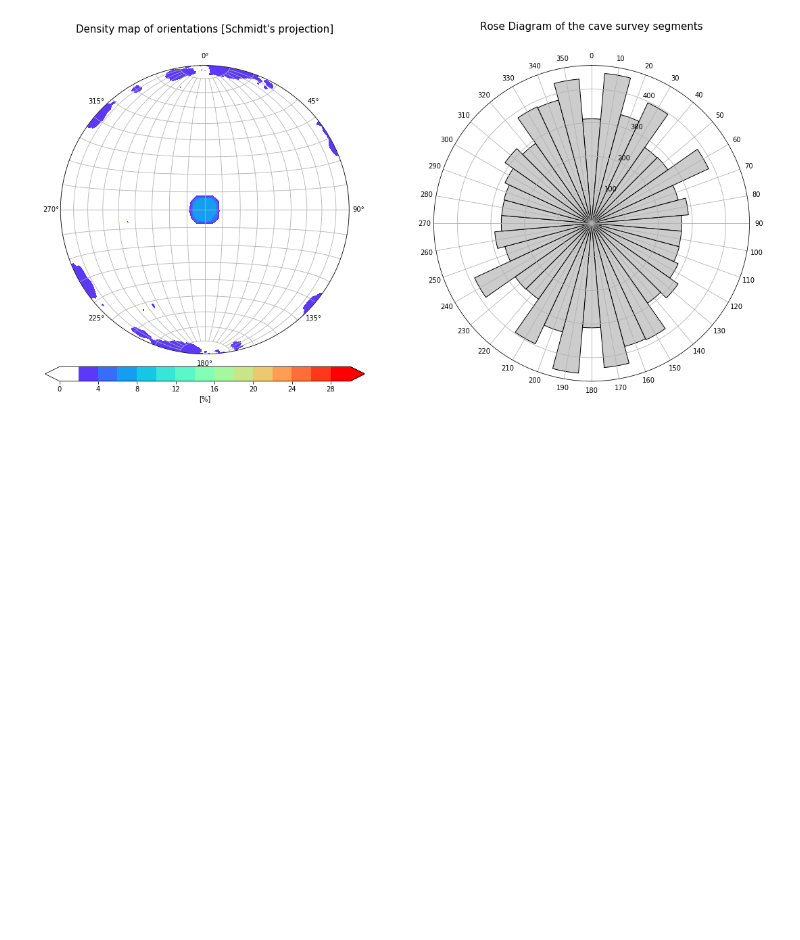
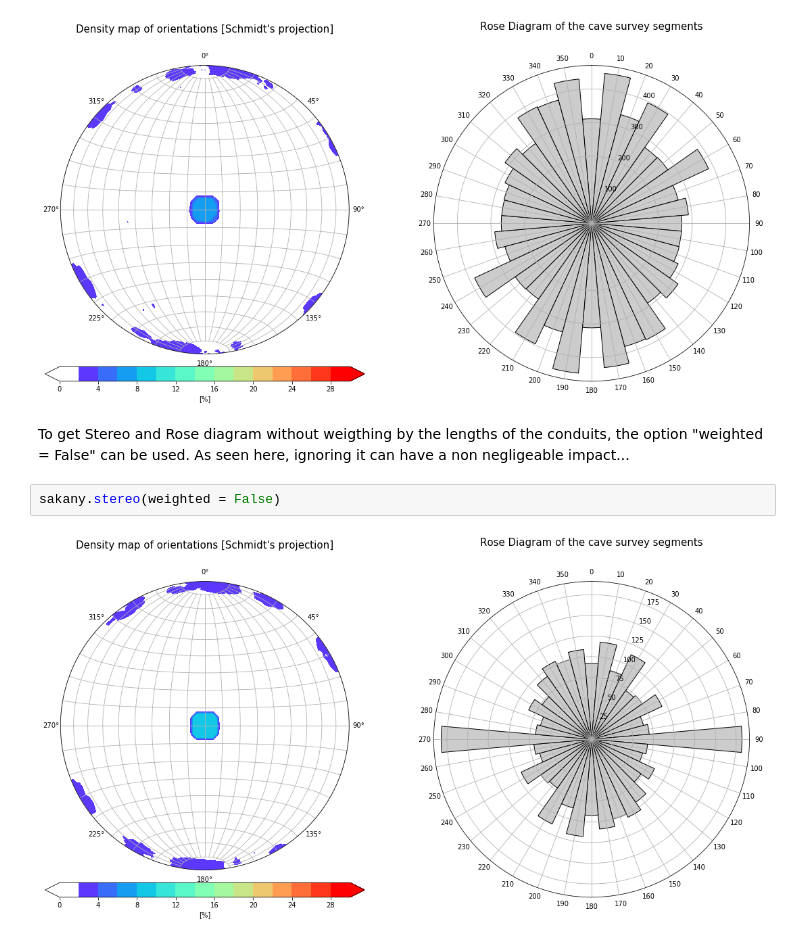
Before and after one commit to karstnet/karstnet, a Jupyter notebook: notebooks/realNetwork_example.ipynb, the cells around one changed output. Cells and saved outputs as stored; diff of their text form; blank space fills up the shorter version.

Commit message:
Add the possibility to draw stereo and Rose diagram without weights

```diff
--- a/notebooks/realNetwork_example.ipynb
+++ b/notebooks/realNetwork_example.ipynb
@@ -127,3 +127,9 @@ Thanks to our colleague P. Vernant (Montpellier) and the open-source mplstereone
 sakany.stereo()
 # %% [output]
 [figure]
+# %% [markdown]
+To get Stereo and Rose diagram without weigthing by the lengths of the conduits, the option "weighted = False" can be used. As seen here, ignoring it can have a non negligeable impact...
+# %%
+sakany.stereo(weighted = False)
+# %% [output]
+[figure, added]
```
Also changed, not shown: 4 other files.
